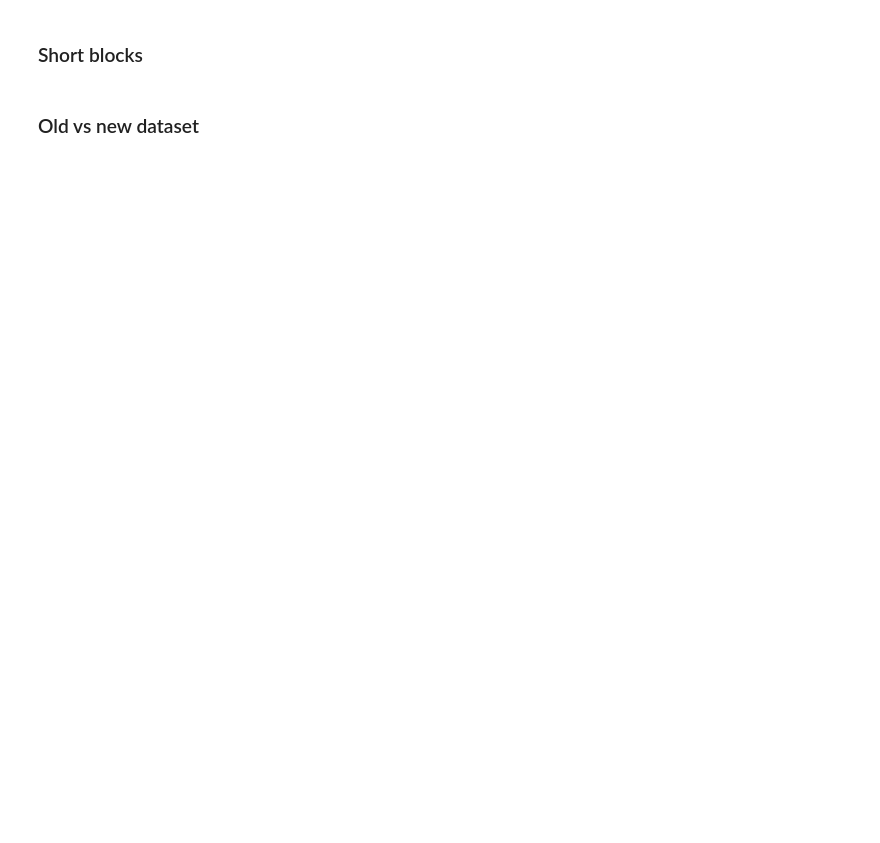
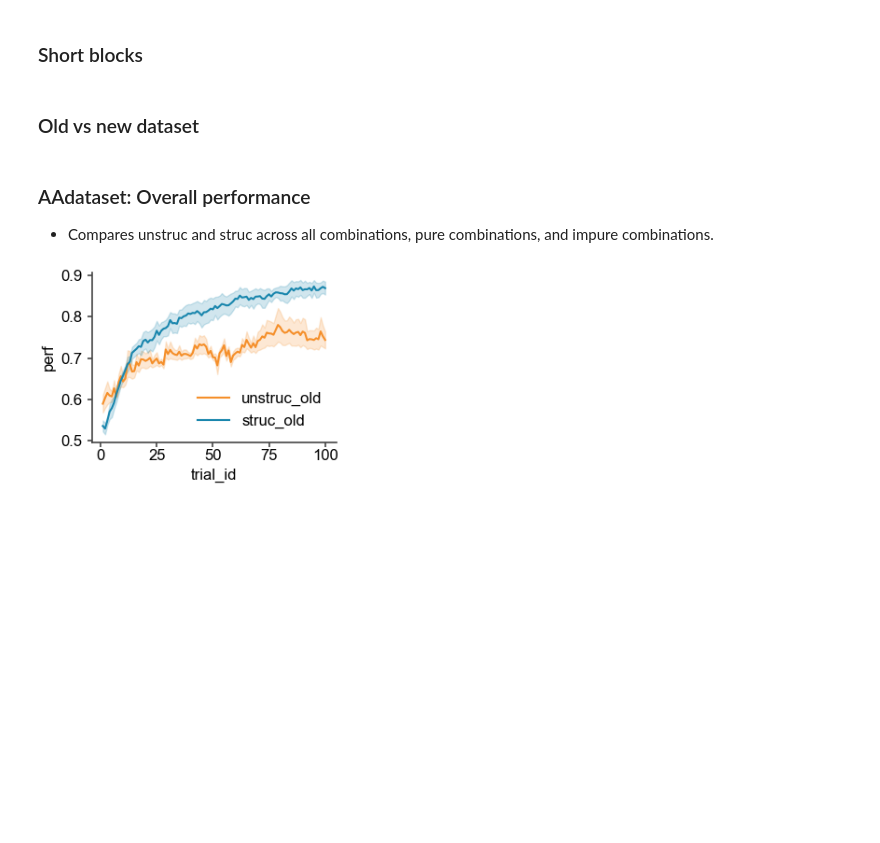
Before and after one commit to bapungiri/py_adlab_bg, a Jupyter notebook: mab_choice_performance1.ipynb, the cells around one changed output. Drawn from its saved outputs; the diff is of its cells as text; code cells hidden in the pictures; blank space fills up the shorter version.

```diff
--- a/mab_choice_performance1.ipynb
+++ b/mab_choice_performance1.ipynb
@@ -1272,3 +1289,6 @@ SeabornPlotter(
 ).lineplot(palette=Palette2Arm().old_vs_new(), errorbar="se")
 fix_legend(ax)
 # ax.legend_.remove()
+# %% [markdown]
+###  AAdataset: Overall performance
+- Compares unstruc and struc across all combinations, pure combinations, and impure combinations.
@@ -1274,0 +1324,22 @@ fix_legend(ax)
+# %%
+import mab_subjects
+import matplotlib.pyplot as plt
+from statplotannot.plots import Fig, SeabornPlotter, fix_legend
+from mab_colors import Palette2Arm
+
+perf_df = mab_subjects.GroupData().perf_AAdataset.latest
+
+fig = Fig(3, 3, size=(8.5, 6), fontsize=12)
+
+ax = fig.subplot(fig.gs[0])
+SeabornPlotter(
+    data=perf_df,
+    x="trial_id",
+    y="perf",
+    hue="grp",
+    ax=ax,
+).lineplot(palette=Palette2Arm().old_vs_new(), errorbar="se")
+fix_legend(ax)
+# ax.legend_.remove()
+# %% [output]
+[figure, added]
```
Also changed, not shown: parts of 12 cells of this notebook, 8 other files.
